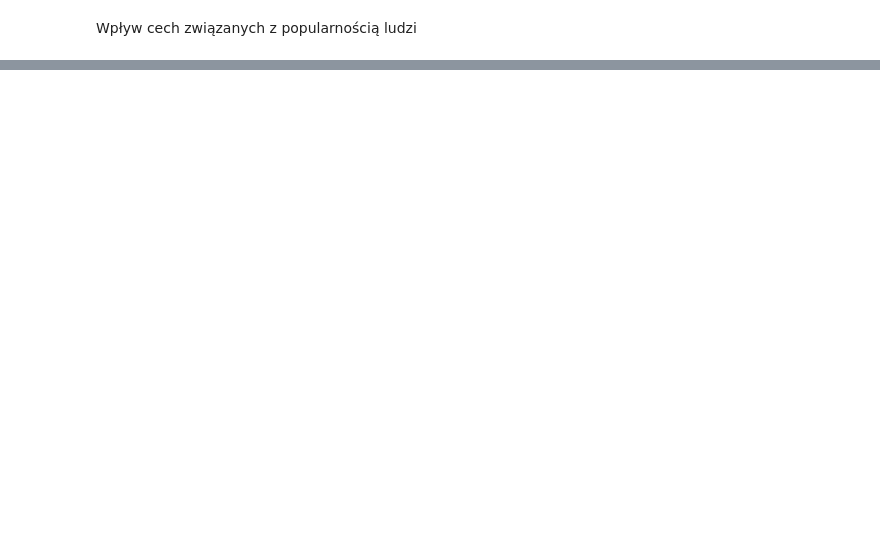
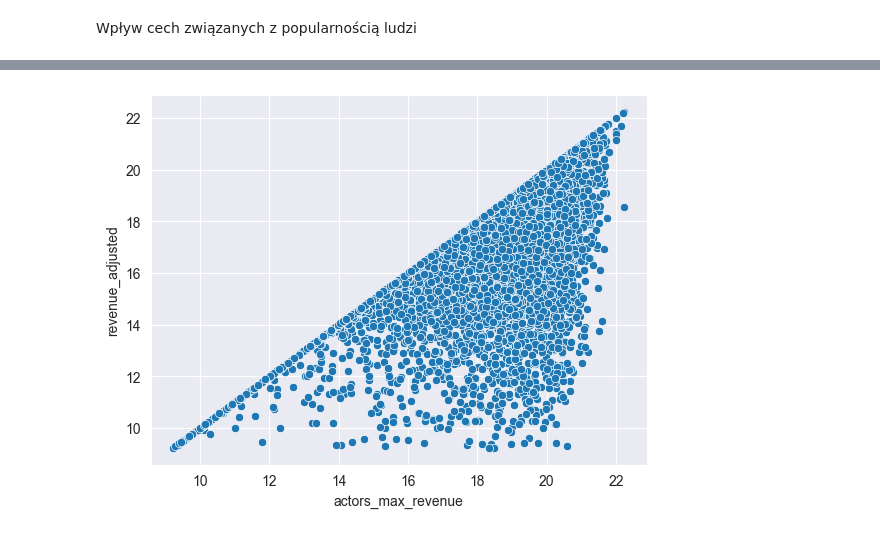
Before and after one commit to olkat12/Data_Exploration, a Jupyter notebook: data-visualization/NEW_visualization.ipynb, the cells around one changed output, grey strips where cells are left out. Drawn from its saved outputs; the diff is of its cells as text; code cells hidden in the pictures; blank space fills up the shorter version.

```diff
--- a/data-visualization/NEW_visualization.ipynb
+++ b/data-visualization/NEW_visualization.ipynb
@@ -408,0 +408,8 @@ plt.show()
+# %%
+sns.scatterplot(
+    x=np.log1p(data['actors_max_revenue']),
+    y=np.log1p(data['revenue_adjusted'])
+)
+plt.show()
+# %% [output]
+[figure, added]
```
Also changed, not shown: parts of 23 cells of this notebook, 3 other files.
